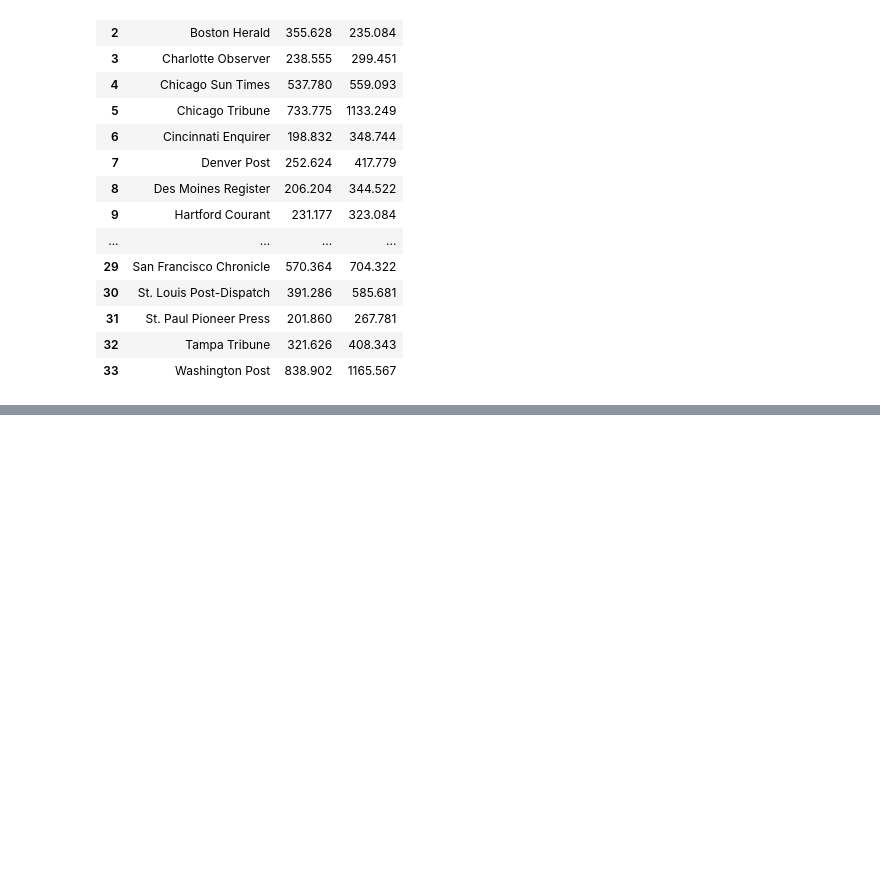
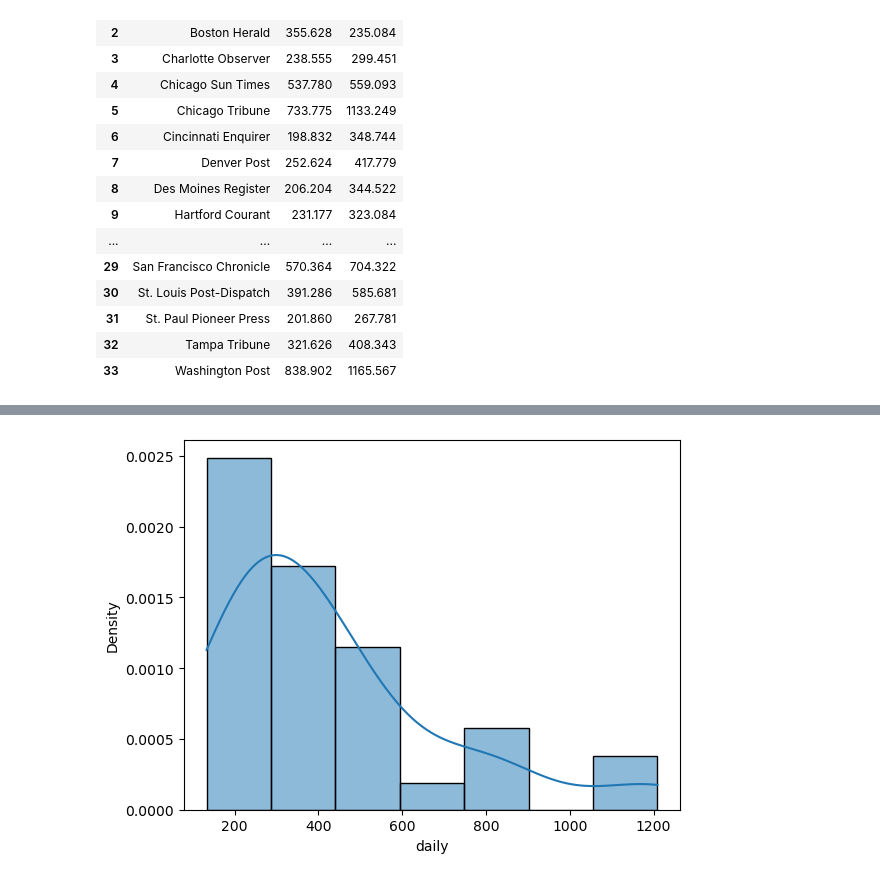
Before and after one commit to Danishheheh/aiml, a Jupyter notebook: linearregression.ipynb, the cells around one changed output, grey strips where cells are left out. Cells and saved outputs as stored; diff of their text form; code cells hidden in the pictures; blank space fills up the shorter version.

```diff
--- a/linearregression.ipynb
+++ b/linearregression.ipynb
@@ -23,0 +69,5 @@ data
+# %%
+sns.histplot(data1['daily'],kde=True,stat='density',)
+plt.show()
+# %% [output]
+[figure, added]
```
Also changed, not shown: parts of 16 cells of this notebook.
